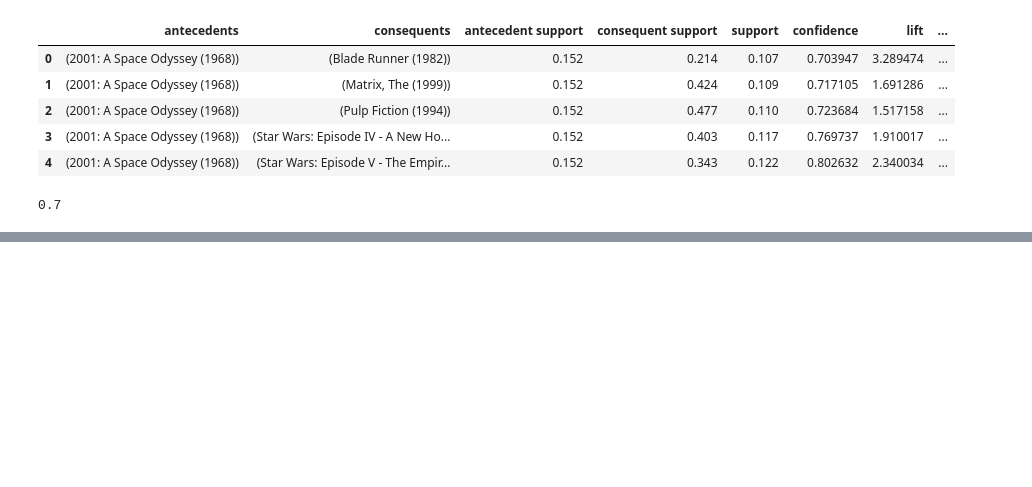
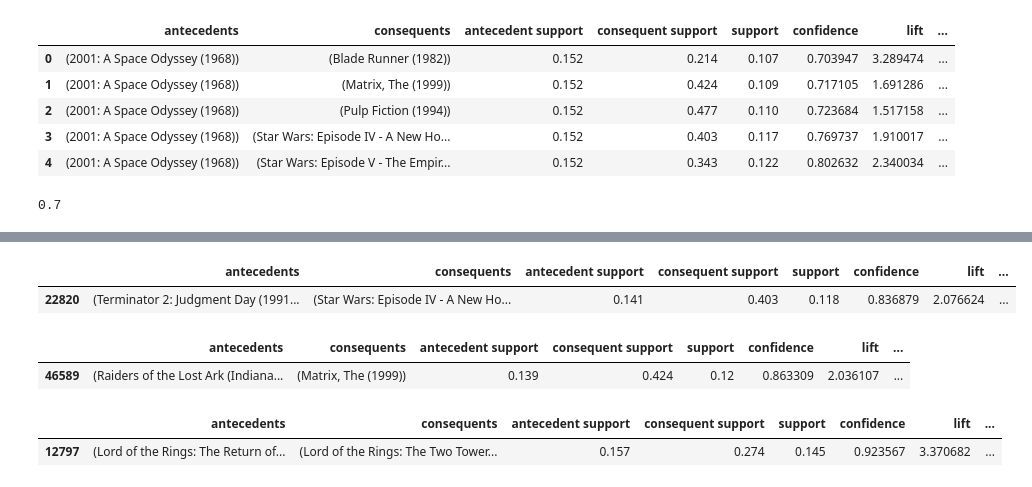
Before and after one commit to mustafabayrak0/Movie-Recommendation-System, a Jupyter notebook: analysis-of-movielens-analysis.ipynb, the cells around one changed output, grey strips where cells are left out. Cells and saved outputs as stored; diff of their text form; code cells hidden in the pictures; blank space fills up the shorter version.

```diff
--- a/analysis-of-movielens-analysis.ipynb
+++ b/analysis-of-movielens-analysis.ipynb
@@ -433,0 +447,15 @@ rules["confidence"].min()
+# %%
+rules_4.sample()
+# %% [output]
+|  | antecedents | consequents | antecedent support | consequent support | support | confidence | lift | ... |
+| 22820 | (Terminator 2: Judgment Day (1991... | (Star Wars: Episode IV - A New Ho... | 0.141 | 0.403 | 0.118 | 0.836879 | 2.076624 | ... |
+# %%
+rules_5.sample()
+# %% [output]
+|  | antecedents | consequents | antecedent support | consequent support | support | confidence | lift | ... |
+| 46589 | (Raiders of the Lost Ark (Indiana... | (Matrix, The (1999)) | 0.139 | 0.424 | 0.12 | 0.863309 | 2.036107 | ... |
+# %%
+rules_6.sample()
+# %% [output]
+|  | antecedents | consequents | antecedent support | consequent support | support | confidence | lift | ... |
+| 12797 | (Lord of the Rings: The Return of... | (Lord of the Rings: The Two Tower... | 0.157 | 0.274 | 0.145 | 0.923567 | 3.370682 | ... |
```
Also changed, not shown: parts of 14 cells of this notebook.
